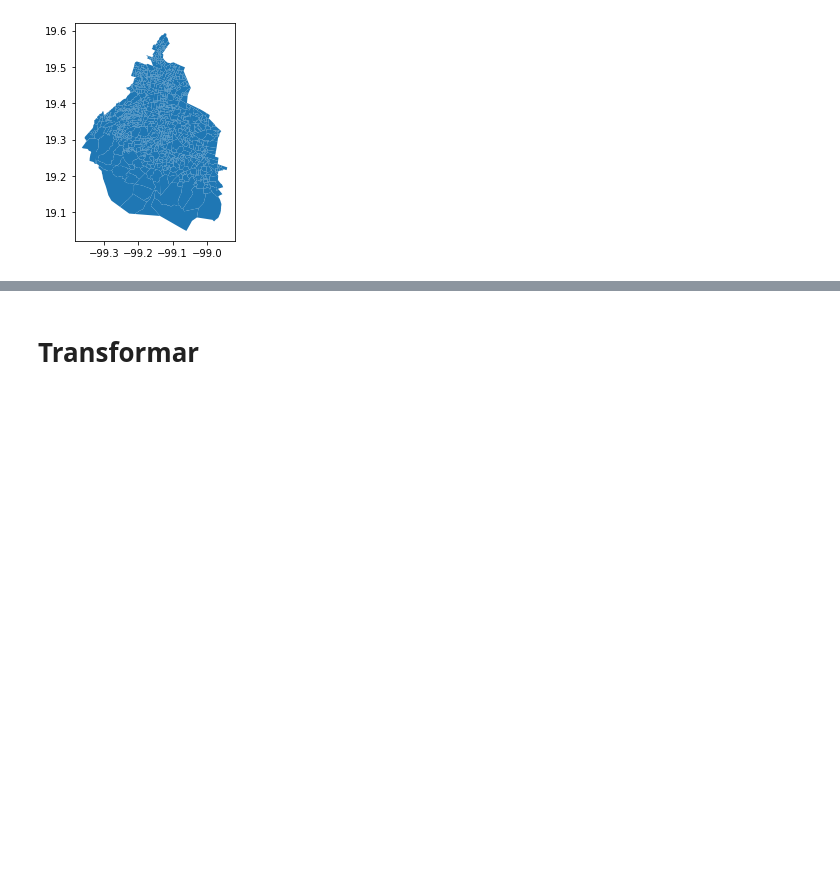
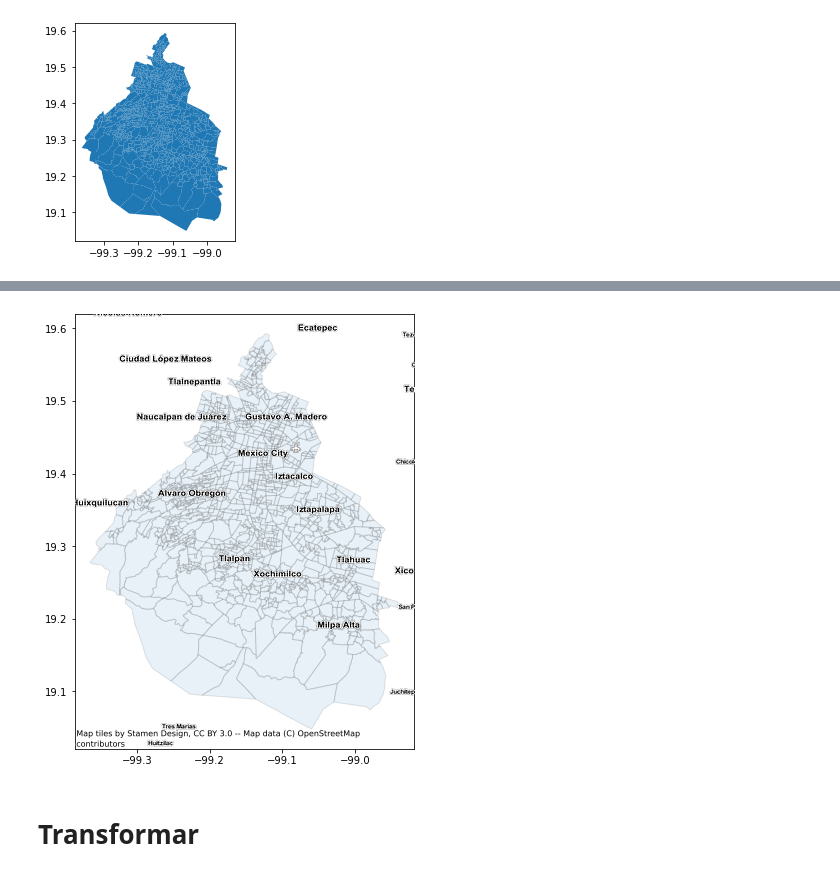
Before and after one commit to Afroefras/ecobici_bot, a Jupyter notebook: scripts/step_by_step.ipynb, the cells around one changed output, grey strips where cells are left out. Cells and saved outputs as stored; diff of their text form; code cells hidden in the pictures; blank space fills up the shorter version.

Commit message:
Labels added

```diff
--- a/scripts/step_by_step.ipynb
+++ b/scripts/step_by_step.ipynb
@@ -55,3 +64,8 @@ ebm.gdf.plot()
+# %%
+ax = ebm.gdf.plot(figsize=(8, 8), alpha=0.1, edgecolor='k')
+cx.add_basemap(ax, crs=ebm.gdf.crs, source=cx.providers.Stamen.TonerLabels, interpolation='sinc', aspect='equal')
+# %% [output]
+[figure, added]
 # %% [markdown]
 # Transformar
 # %%
```
Also changed, not shown: parts of 12 cells of this notebook, 2 other files.
